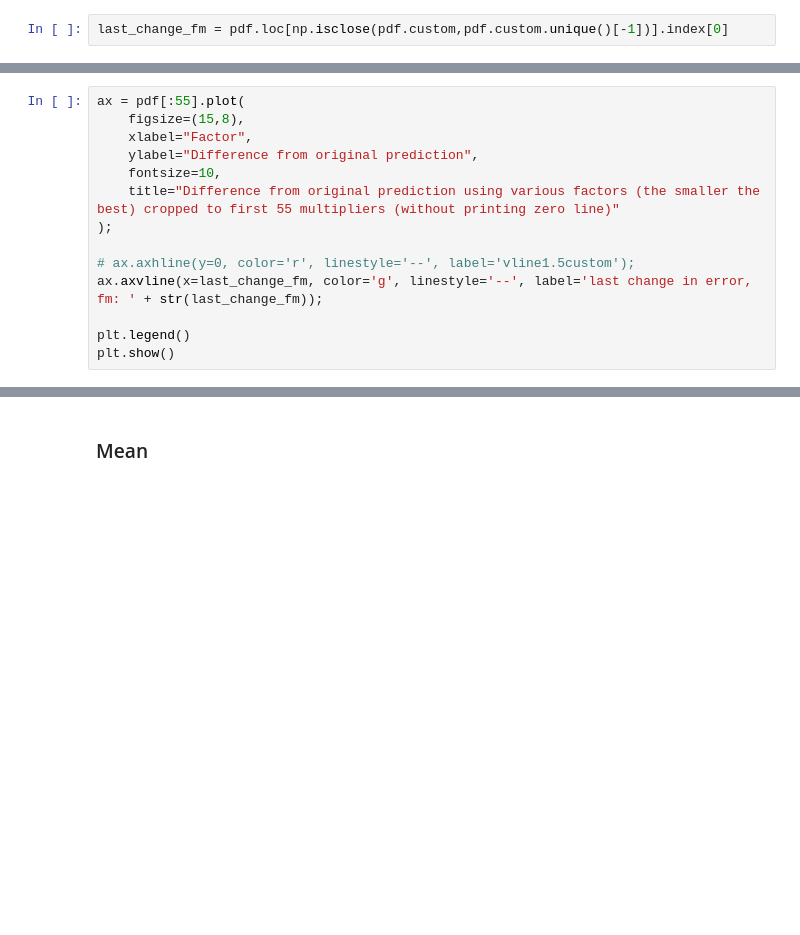
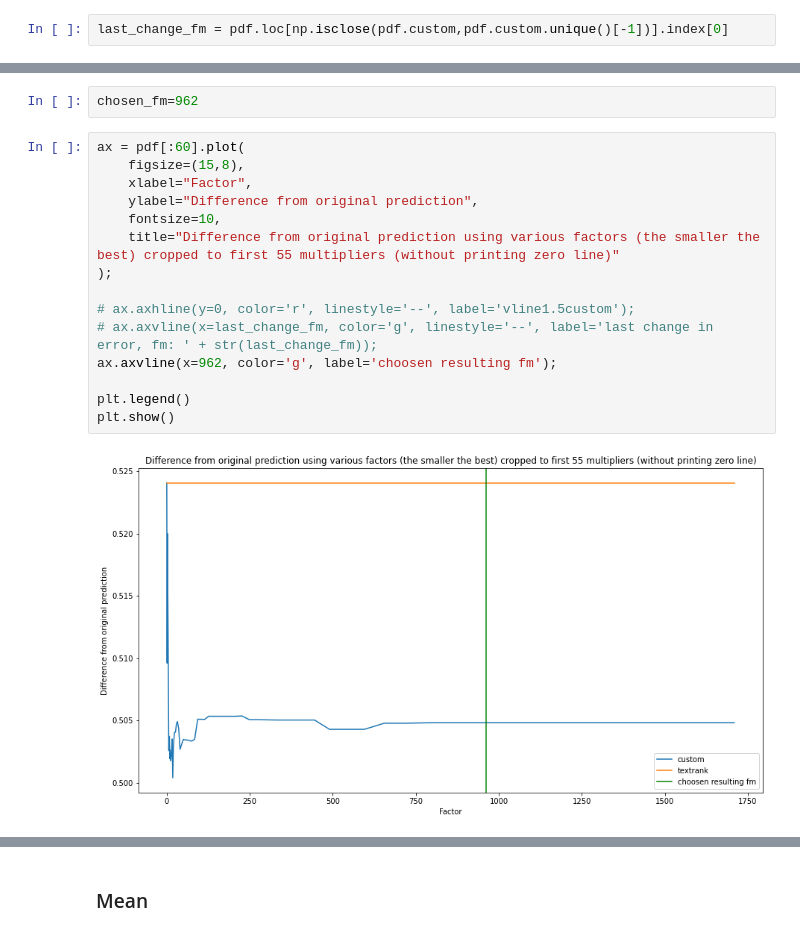
Before and after one commit to tomasMizera/dt-ai-explanation, a Jupyter notebook: notebooks/lime/visualize-big-fp.ipynb, the cells around one changed output, grey strips where cells are left out. Cells and saved outputs as stored; diff of their text form; blank space fills up the shorter version.

```diff
--- a/notebooks/lime/visualize-big-fp.ipynb
+++ b/notebooks/lime/visualize-big-fp.ipynb
@@ -151,15 +169,20 @@ plt.show()
+# %%
+chosen_fm=962
 # %%
-ax = pdf[:55].plot(
+ax = pdf[:60].plot(
     figsize=(15,8),
     xlabel="Factor",
     ylabel="Difference from original prediction",
     fontsize=10,
     title="Difference from original prediction using various factors (the smaller the best) cropped to first 55 multipliers (without printing zero line)"
 );
 
 # ax.axhline(y=0, color='r', linestyle='--', label='vline1.5custom');
-ax.axvline(x=last_change_fm, color='g', linestyle='--', label='last change in error, fm: ' + str(last_change_fm));
+# ax.axvline(x=last_change_fm, color='g', linestyle='--', label='last change in error, fm: ' + str(last_change_fm));
+ax.axvline(x=962, color='g', label='choosen resulting fm');
 
 plt.legend()
 plt.show()
+# %% [output]
+[figure, added]
 # %%
```
Also changed, not shown: parts of 22 cells of this notebook.
